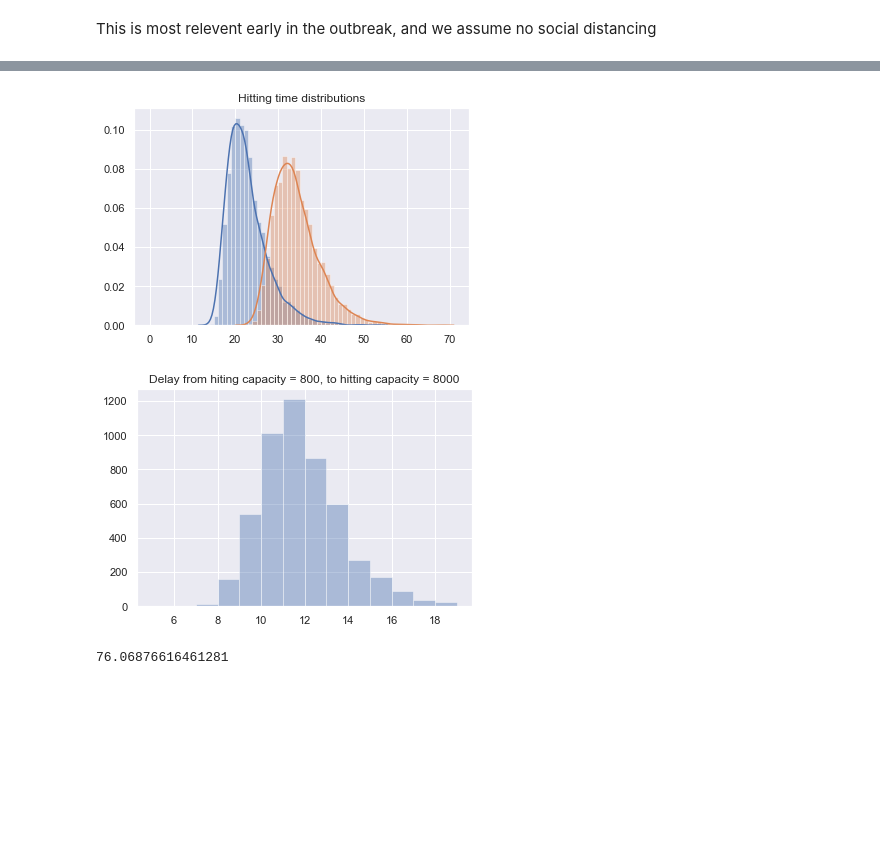
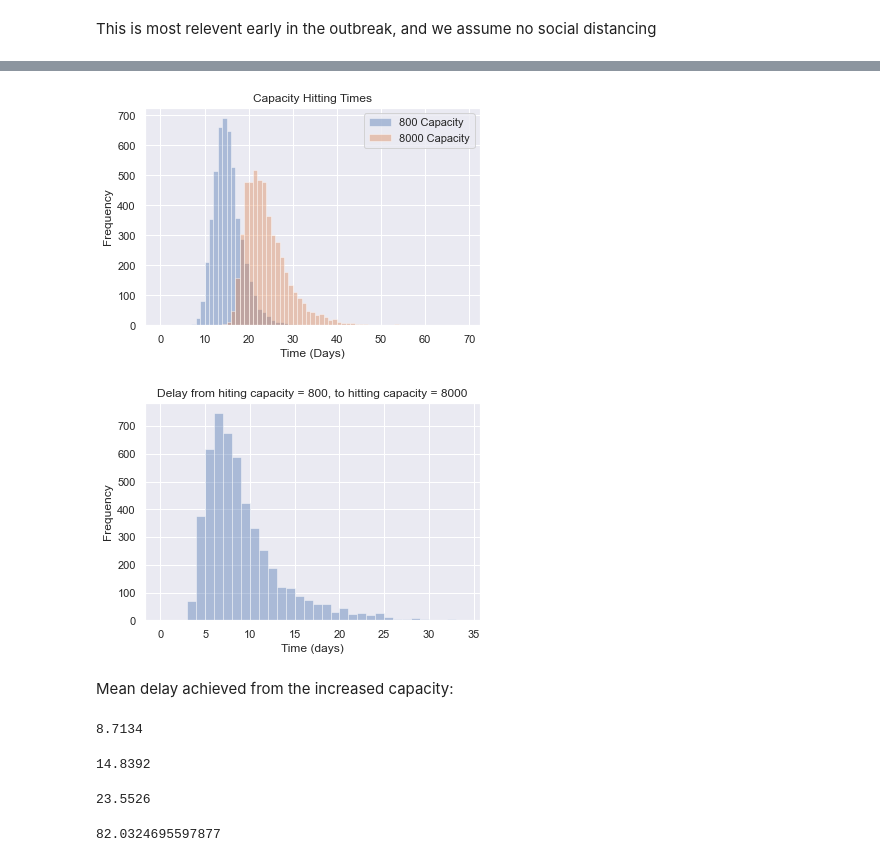
Before and after one commit to foobacca/household-contact-tracing, a Jupyter notebook: Hitting Times.ipynb, the cells around one changed output, grey strips where cells are left out. Drawn from its saved outputs; the diff is of its cells as text; code cells hidden in the pictures; blank space fills up the shorter version.

```diff
--- a/Hitting Times.ipynb
+++ b/Hitting Times.ipynb
@@ -22,13 +22,12 @@ We condition on the event that the epidemic does not go extinct. The number of c
 # %% [markdown]
 This is most relevent early in the outbreak, and we assume no social distancing
 # %%
-simulation = model.household_sim_contact_tracing(proportion_of_within_house_contacts = 0.3372348,
-                                                haz_rate_scale = 0.805,
+simulation = model.household_sim_contact_tracing(haz_rate_scale = 0.805,
                                                 contact_tracing_success_prob = 2/3,
                                                 prob_of_successful_contact_trace_today = 1/2,
                                                 overdispersion = 0.36,
-                                                infection_reporting_prob = 0.8,
-                                                reporting_delay_par = 1/2,
+                                                infection_reporting_prob = 0.7,
+                                                reporting_delay_par = 1/4.8,
                                                 contact_trace = True,
                                                 reduce_contacts_by = 0.0) # 0.1 means a person makes 10% less contacts
 # %%
@@ -74,28 +74,49 @@ Wall time: 34min 39sd: 6573, progress: 5000/5000, time outs: 178
 plot_800 = sns.distplot(hitting_times_800,
                         #fit = ss.gumbel_r,
                         bins = range(70),
-                        kde = True
+                        kde = False
                        )
 plot_8000 = sns.distplot(hitting_times_8000,
                          #fit = ss.gumbel_r,
                          bins = range(70),
-                         kde = True
+                         kde = False
                         )
-plt.title("Hitting time distributions")
-plt.savefig("HittingTimes.png")
+plt.title("Capacity Hitting Times")
+plt.xlabel("Time (Days)")
+plt.ylabel("Frequency")
+plt.legend(("800 Capacity", "8000 Capacity"))
+plt.savefig("HittingTimes.pdf")
 # %% [output]
-[figure, old version]
+[figure, new version]
 # %%
-sns.distplot(np.array(hitting_times_8000) - np.array(hitting_times_800), kde = False, hist = True, bins = range(5,20))
+sns.distplot(np.array(hitting_times_8000) - np.array(hitting_times_800), kde = False, hist = True
+            , bins = range(0,35)
+            )
 plt.title("Delay from hiting capacity = 800, to hitting capacity = 8000")
-plt.savefig("Hitting Time Delays.png")
+plt.xlabel("Time (days)")
+plt.ylabel("Frequency")
+plt.savefig("Hitting Time Delays.pdf")
 # %% [output]
-[figure, old version]
+[figure, new version]
+# %% [markdown]
+Mean delay achieved from the increased capacity:
+# %%
+np.mean(np.array(hitting_times_8000) - np.array(hitting_times_800))
+# %% [output]
+8.7134
+# %%
+np.mean(hitting_times_800)
+# %% [output]
+14.8392
+# %%
+np.mean(hitting_times_8000)
+# %% [output]
+23.5526
 # %%
 prob_hitting_800 = times_hit_800/simulations_performed*100
 prob_hitting_800
 # %% [output]
-76.06876616461281
+82.0324695597877
 # %%
 prob_hitting_8000 = times_hit_8000/simulations_performed*100
 prob_hitting_8000
```
Also changed, not shown: parts of 4 cells of this notebook, 3 other files.
